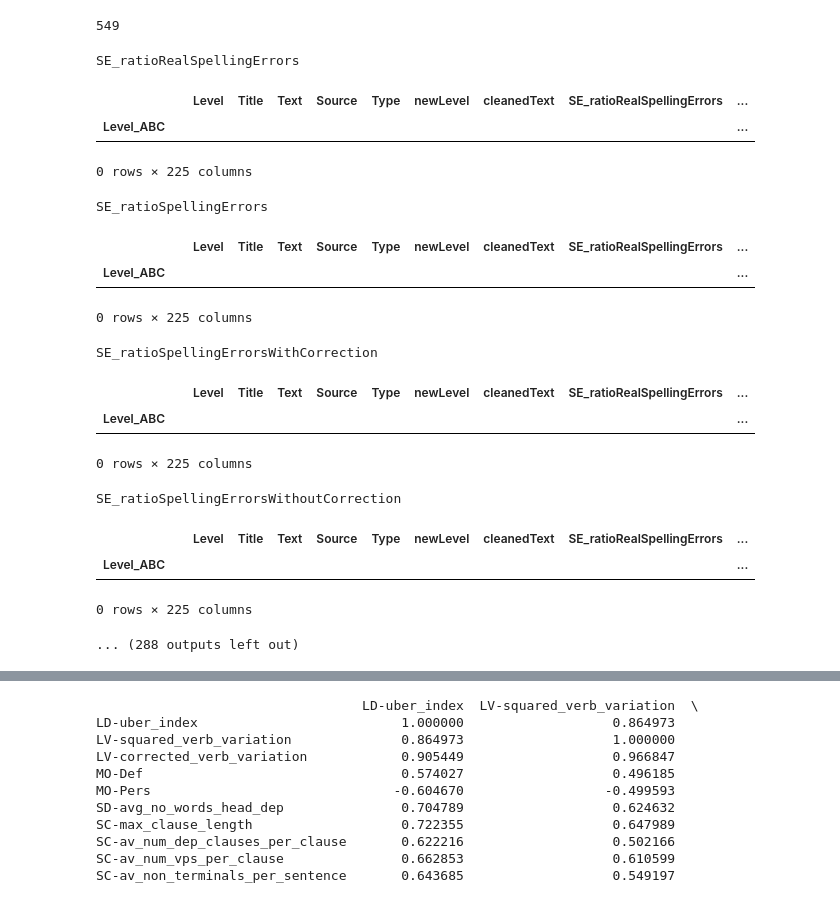
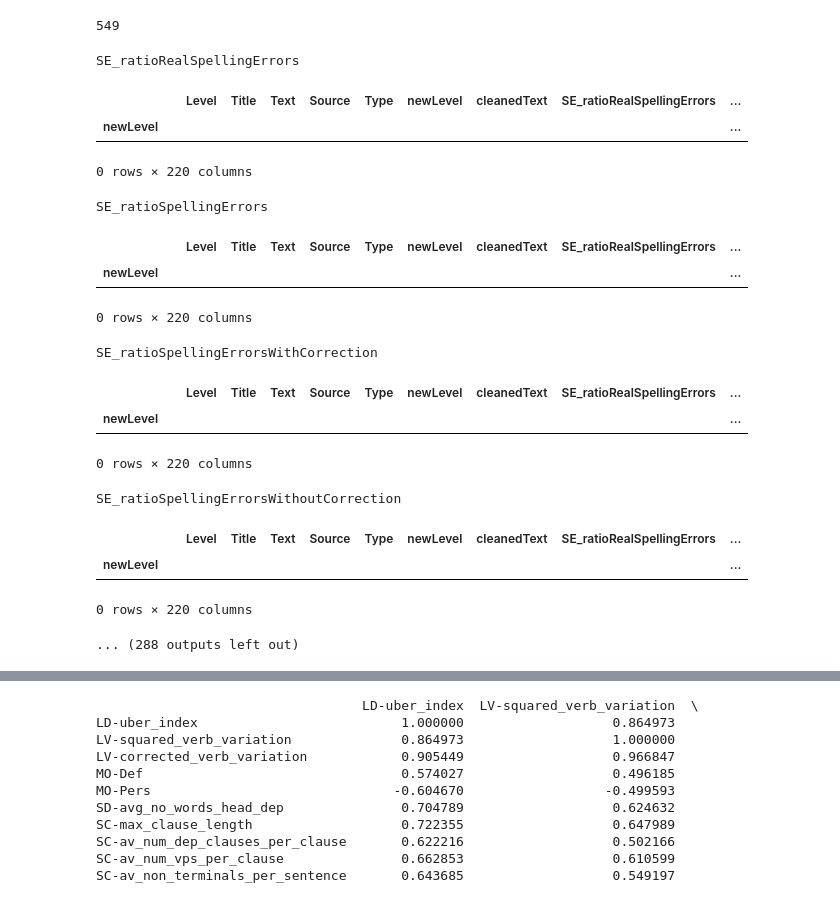
Before and after one commit to soerenetler/TextDifficultyAssessmentGerman, a Jupyter notebook: 11_Visualisations.ipynb, the cells around one changed output, grey strips where cells are left out. Drawn from its saved outputs; the diff is of its cells as text; code cells hidden in the pictures.

```diff
--- a/11_Visualisations.ipynb
+++ b/11_Visualisations.ipynb
@@ -15,10 +15,9 @@ import re
 df=pd.read_csv(r"datasets/08_SyntaxParseTreeComplexity_df.csv", sep="|", lineterminator='\n')
 display(df.head(1400))
 
-df['Level_ABC'] = df.apply (lambda row: (row["Level"][0]),axis=1)
-df = df[df.Level_ABC != "L"]
-df = df[df.Type == "Writing"]
-level = df.groupby('Level_ABC')
+df = df[df["newLevel"] != "L"]
+df = df[df["Type"] == "Writing"]
+level = df.groupby('newLevel')
 df = level.apply(lambda x: x.sample(level.size().min()).reset_index(drop=True))
 
 print(len(df[df["newLevel"]=="A"]))
@@ -43,37 +42,26 @@ print(len(df[df["newLevel"]=="A"]))
 1400 rows × 224 columns
 549
 # %%
-normalizedDF = df
+df = df.drop(errors="ignore", columns=["LD-yule_s_k", "LD-hdd", "SC-av_non_terminals_per_word", "SC-av_clause_length"])
 
-
-
-normalizedDF = normalizedDF.drop(columns=["LD-yule_s_k", "LD-hdd", "SC-av_non_terminals_per_word", "SC-av_clause_length"])
-
-for columnName in normalizedDF._get_numeric_data().columns:
+for columnName in df._get_numeric_data().columns:
     print(columnName)
     display(df[df[columnName].isnull()].head())
-
-
-scaler = MinMaxScaler()
-scaled_values = scaler.fit_transform(normalizedDF._get_numeric_data())
-normalizedDF[normalizedDF._get_numeric_data().columns] = scaled_values
-
-normalizedDF.head()
 # %% [output]
 SE_ratioRealSpellingErrors
 |  |  | Level | Title | Text | Source | Type | newLevel | cleanedText | SE_ratioRealSpellingErrors | ... |
-| Level_ABC |  |  |  |  |  |  |  |  |  | ... |
+| newLevel |  |  |  |  |  |  |  |  |  | ... |
-0 rows × 225 columns
+0 rows × 220 columns
 SE_ratioSpellingErrors
 |  |  | Level | Title | Text | Source | Type | newLevel | cleanedText | SE_ratioRealSpellingErrors | ... |
-| Level_ABC |  |  |  |  |  |  |  |  |  | ... |
+| newLevel |  |  |  |  |  |  |  |  |  | ... |
-0 rows × 225 columns
+0 rows × 220 columns
 SE_ratioSpellingErrorsWithCorrection
 |  |  | Level | Title | Text | Source | Type | newLevel | cleanedText | SE_ratioRealSpellingErrors | ... |
-| Level_ABC |  |  |  |  |  |  |  |  |  | ... |
+| newLevel |  |  |  |  |  |  |  |  |  | ... |
-0 rows × 225 columns
+0 rows × 220 columns
 SE_ratioSpellingErrorsWithoutCorrection
 |  |  | Level | Title | Text | Source | Type | newLevel | cleanedText | SE_ratioRealSpellingErrors | ... |
-| Level_ABC |  |  |  |  |  |  |  |  |  | ... |
+| newLevel |  |  |  |  |  |  |  |  |  | ... |
-0 rows × 225 columns
+0 rows × 220 columns
 ... (288 outputs left out)
```
Also changed, not shown: parts of 23 cells of this notebook, 8 other files.
